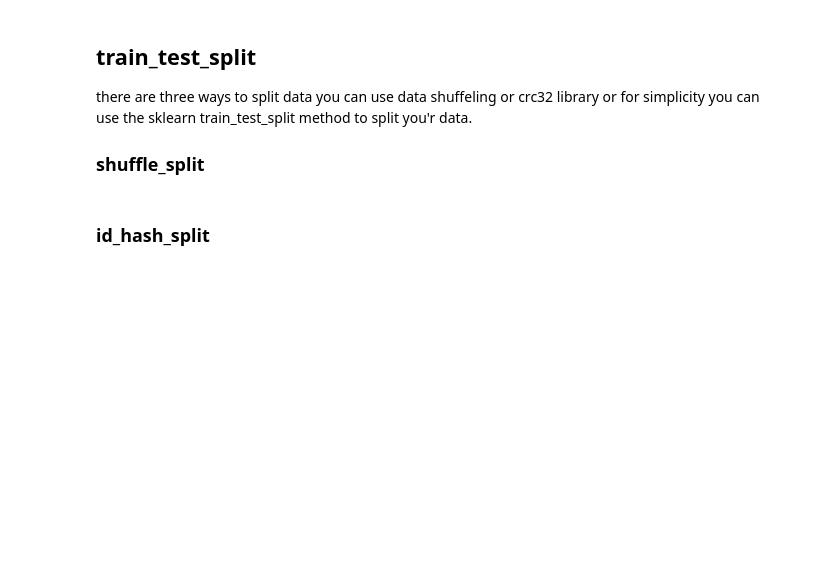
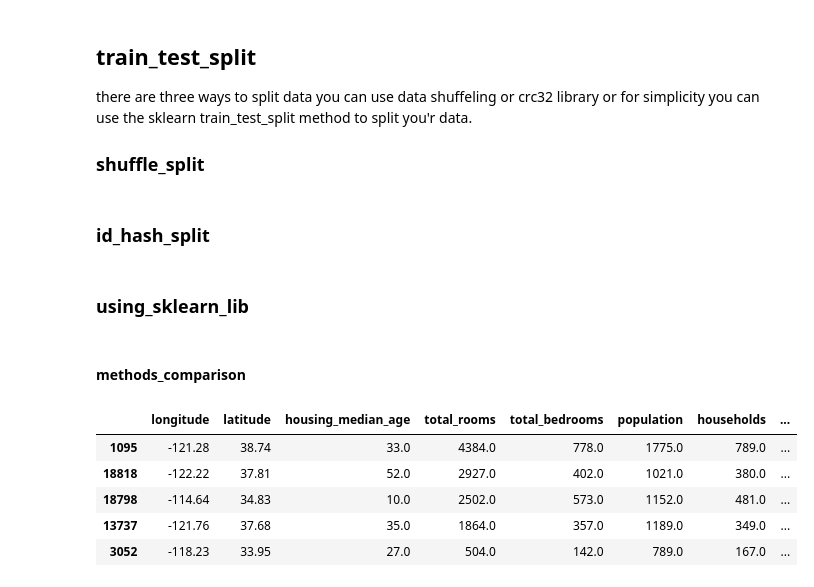
Before and after one commit to mhmd-81/Machine-Learning, a Jupyter notebook: California-housing-prices/California_Housing_prices_.ipynb, the cells around one changed output. Drawn from its saved outputs; the diff is of its cells as text; code cells hidden in the pictures; blank space fills up the shorter version.

```diff
--- a/California-housing-prices/California_Housing_prices_.ipynb
+++ b/California-housing-prices/California_Housing_prices_.ipynb
@@ -126,7 +141,7 @@ def shuffle_split(data,test_ratio):
     test_indices = shuffle_indices[:test_set_size]
     train_indices = shuffle_indices[test_set_size:]
     return data.iloc[train_indices],data.iloc[test_indices]
-train_set,test_set = shuffle_split(housing,0.2)
+train_set_shuff,test_set_shuff = shuffle_split(housing,0.2)
 # %% [markdown]
 ### id_hash_split
 # %%
@@ -141,0 +157,2 @@ train_set,test_set = splt_data_hash(housing_with_id,0.2,'index')
+# %% [markdown]
+### using_sklearn_lib
@@ -141,0 +162,2 @@ train_set,test_set = splt_data_hash(housing_with_id,0.2,'index')
+# %% [markdown]
+#### methods_comparison
@@ -141,0 +167,10 @@ train_set,test_set = splt_data_hash(housing_with_id,0.2,'index')
+# %%
+dt_test_set_shuff = pd.DataFrame(test_set_shuff)
+dt_test_set_shuff.head()
+# %% [output]
+|  | longitude | latitude | housing_median_age | total_rooms | total_bedrooms | population | households | ... |
+| 1095 | -121.28 | 38.74 | 33.0 | 4384.0 | 778.0 | 1775.0 | 789.0 | ... |
+| 18818 | -122.22 | 37.81 | 52.0 | 2927.0 | 402.0 | 1021.0 | 380.0 | ... |
+| 18798 | -114.64 | 34.83 | 10.0 | 2502.0 | 573.0 | 1152.0 | 481.0 | ... |
+| 13737 | -121.76 | 37.68 | 35.0 | 1864.0 | 357.0 | 1189.0 | 349.0 | ... |
+| 3052 | -118.23 | 33.95 | 27.0 | 504.0 | 142.0 | 789.0 | 167.0 | ... |
```
Also changed, not shown: parts of 32 cells of this notebook.
